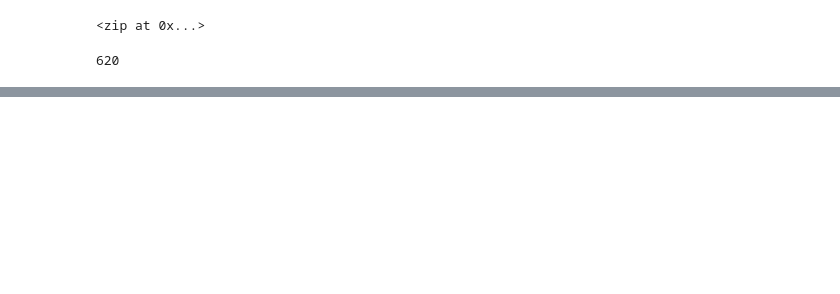
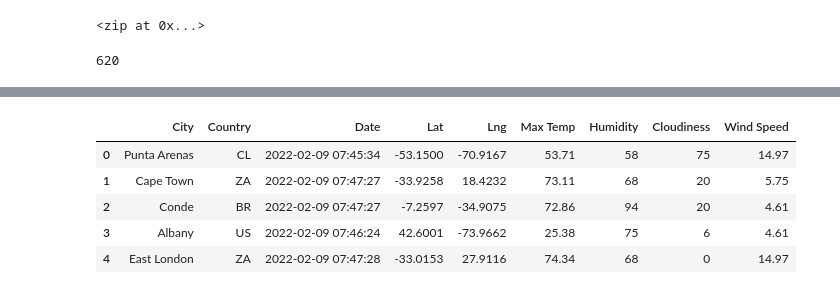
Before and after one commit to pazcona99/World_Weather_Analysis, a Jupyter notebook: WeatherPy.ipynb, the cells around one changed output, grey strips where cells are left out. Cells and saved outputs as stored; diff of their text form; code cells hidden in the pictures; blank space fills up the shorter version.

Commit message:
Adding data retrieval and CSV

```diff
--- a/WeatherPy.ipynb
+++ b/WeatherPy.ipynb
@@ -57,15 +60,3 @@ set_count = 1
-# %%
-# Loop through all the cities in our list.
-for i in range(len(cities)):
-
-    # Group cities in sets of 50 for logging purposes.
-    if (i % 50 == 0 and i >= 50):
-        set_count += 1
-        record_count = 1
-        time.sleep(60)
-
-    # Create endpoint URL with each city.
-    city_url = url + "&q=" + cities[i]
 # %%
 # Loop through all the cities in the list.
 for i, city in enumerate(cities):
@@ -125,3 +146,15 @@ city_data_df.head(10)
+# %%
+new_column_order = ["City", "Country", "Date", "Lat", "Lng", "Max Temp", "Humidity", "Cloudiness", "Wind Speed"]
+# %%
+city_data_df = city_data_df[new_column_order]
+city_data_df.head()
+# %% [output]
+|  | City | Country | Date | Lat | Lng | Max Temp | Humidity | Cloudiness | Wind Speed |
+| 0 | Punta Arenas | CL | 2022-02-09 07:45:34 | -53.1500 | -70.9167 | 53.71 | 58 | 75 | 14.97 |
+| 1 | Cape Town | ZA | 2022-02-09 07:47:27 | -33.9258 | 18.4232 | 73.11 | 68 | 20 | 5.75 |
+| 2 | Conde | BR | 2022-02-09 07:47:27 | -7.2597 | -34.9075 | 72.86 | 94 | 20 | 4.61 |
+| 3 | Albany | US | 2022-02-09 07:46:24 | 42.6001 | -73.9662 | 25.38 | 75 | 6 | 4.61 |
+| 4 | East London | ZA | 2022-02-09 07:47:28 | -33.0153 | 27.9116 | 74.34 | 68 | 0 | 14.97 |
 # %%
 # Create the output file (CSV).
 output_data_file = "weather_data/cities.csv"
```
Also changed, not shown: parts of 6 cells of this notebook, 1 other file.
